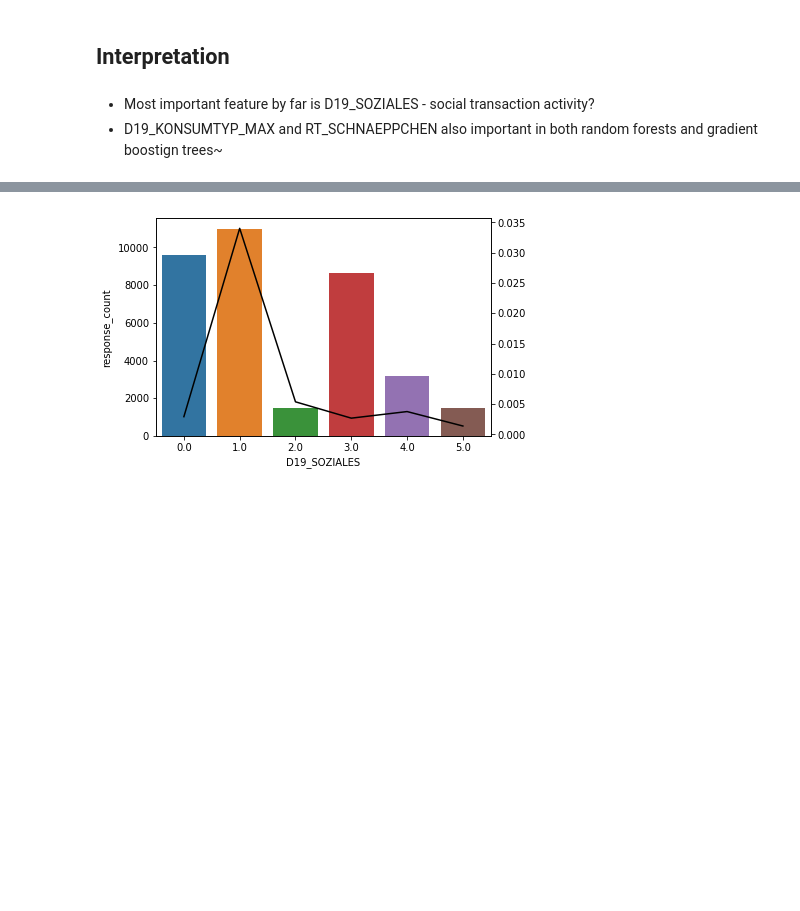
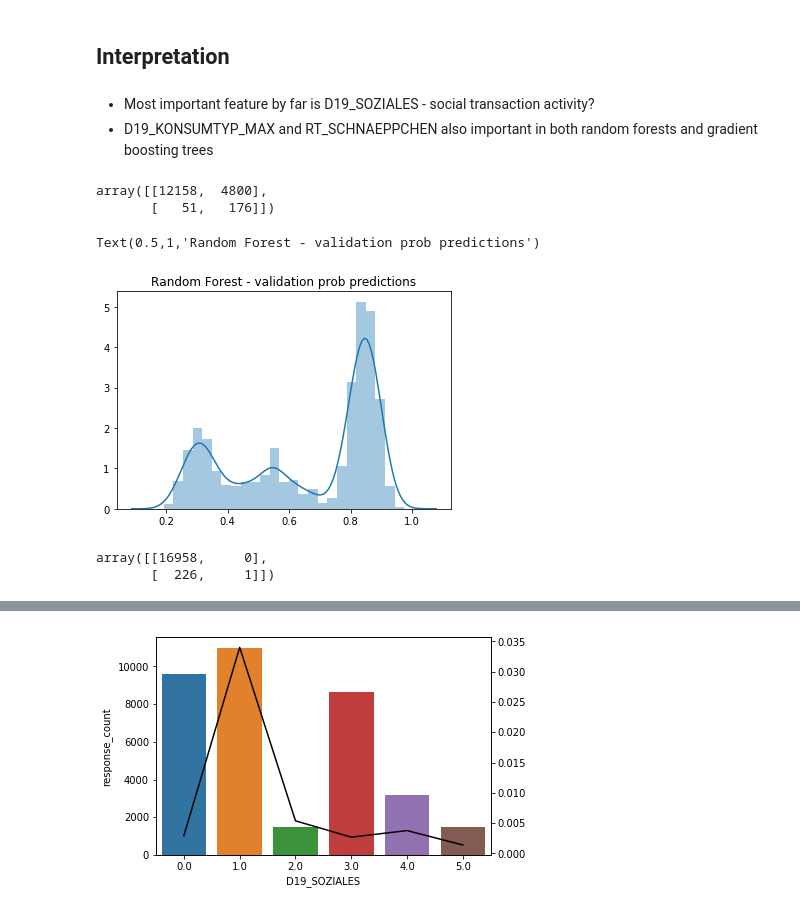
Before and after one commit to mfgriffin467/aws_udacity_mle_capstone, a Jupyter notebook: Arvato Project Workbook.ipynb, the cells around one changed output, grey strips where cells are left out. Saved outputs shown, nothing was run; the diff lists cells and outputs as text; code cells hidden in the pictures; blank space fills up the shorter version.

```diff
--- a/Arvato Project Workbook.ipynb
+++ b/Arvato Project Workbook.ipynb
@@ -1220,4 +1195,4 @@ best_gbm = pickle.load(open('best_gbm.sav', 'rb'))
 ## Interpretation
 # %% [markdown]
 - Most important feature by far is D19_SOZIALES - social transaction activity?
-- D19_KONSUMTYP_MAX and RT_SCHNAEPPCHEN also important in both random forests and gradient boostign trees~
+- D19_KONSUMTYP_MAX and RT_SCHNAEPPCHEN also important in both random forests and gradient boosting trees
@@ -1225,0 +1201,18 @@ best_gbm = pickle.load(open('best_gbm.sav', 'rb'))
+# %%
+# Full RF
+confusion_matrix(y_valid, best_rf.predict(X_valid))
+# %% [output]
+array([[12158,  4800],
+       [   51,   176]])
+# %%
+ax = sns.distplot(best_rf.predict_proba(X_valid)[:,0])
+ax.set_title('Random Forest - validation prob predictions')
+# %% [output]
+Text(0.5,1,'Random Forest - validation prob predictions')
+[figure, added]
+# %%
+# Full GBM
+confusion_matrix(y_valid, best_gbm.predict(X_valid))
+# %% [output]
+array([[16958,     0],
+       [  226,     1]])
```
Also changed, not shown: parts of 52 cells of this notebook, 1 other file.
